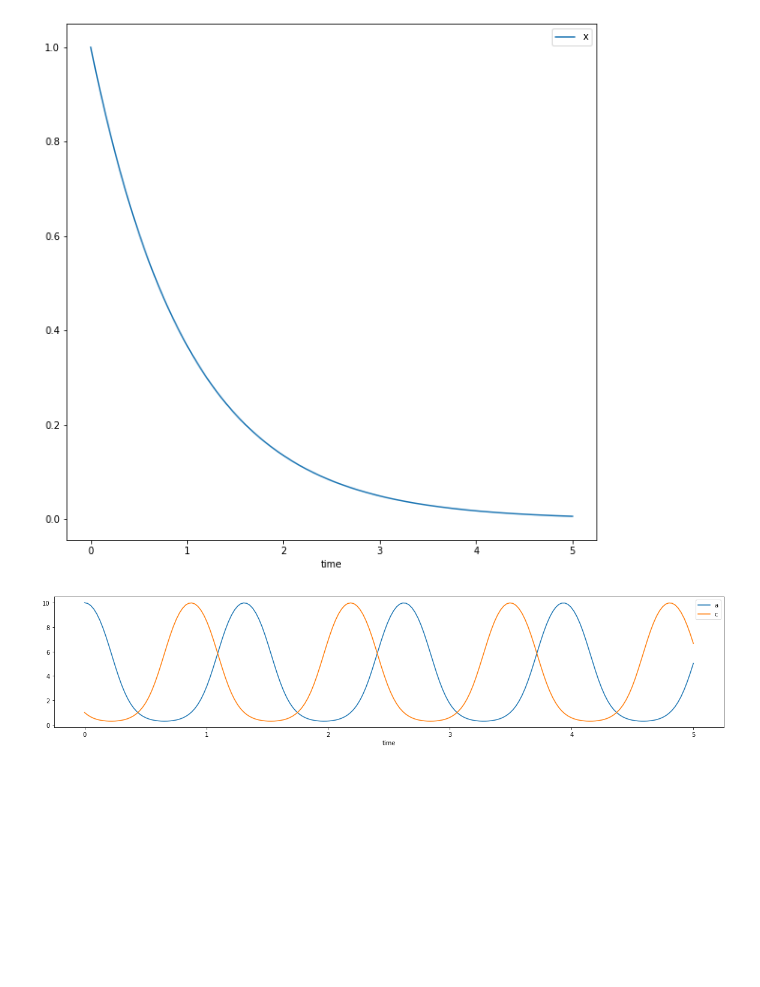
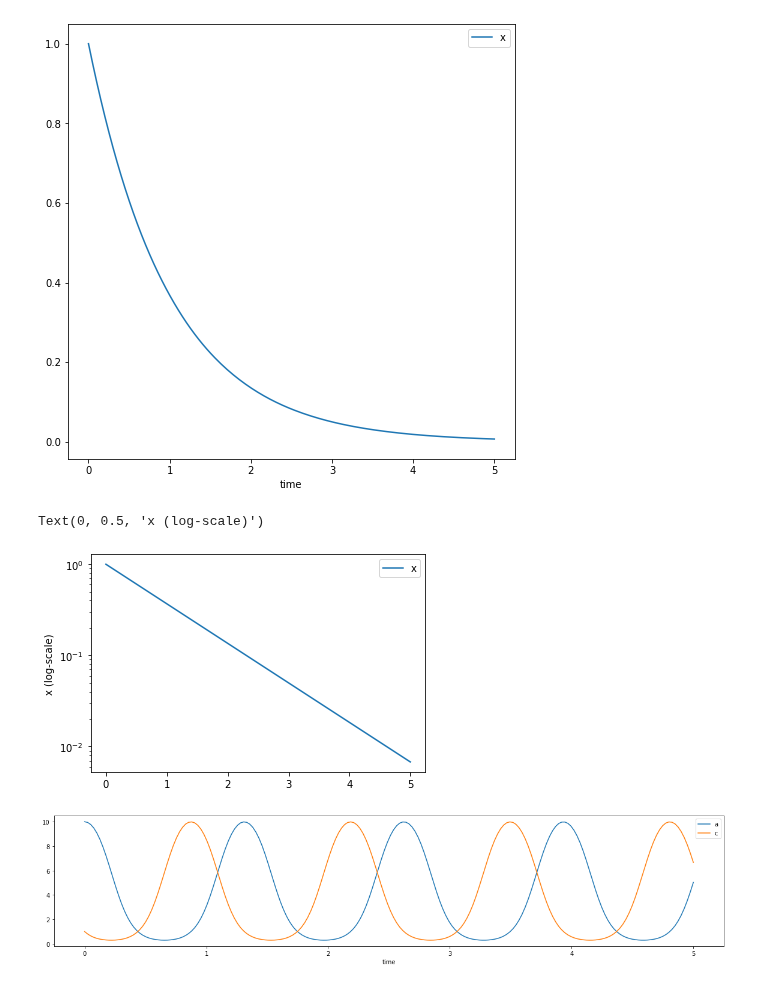
Before and after one commit to UC-Davis-molecular-computing/gpac, a Jupyter notebook: notebook.ipynb, the cells around one changed output. Cells and saved outputs as stored; diff of their text form; code cells hidden in the pictures; blank space fills up the shorter version.

```diff
--- a/notebook.ipynb
+++ b/notebook.ipynb
@@ -6,13 +6,24 @@ import numpy as np
 # %%
 # exponential decay
 x = sympy.symbols('x')
 odes = {x: -x}                  # differential equation  x' = -x
 initial_values = {x: 1}         # initial value of x
 t_eval = np.linspace(0, 5, 200) # times at which to plot values of x
 
 gpac.plot(odes, initial_values, t_eval=t_eval)
+
+# for more control over plotting, call integrate_odes to get solution
+# and plot it directly using matplotlib functions
+solution = gpac.integrate_odes(odes, initial_values, t_eval=t_eval)
+import matplotlib.pyplot as plt
+plt.plot(solution.t, solution.y[0], label='x')
+plt.legend()
+plt.yscale('log')
+plt.ylabel('x (log-scale)')
 # %% [output]
-[figure, old version]
+[figure, new version]
+Text(0, 0.5, 'x (log-scale)')
+[figure, added]
 # %%
 # plot solution to rock-paper-scissors (RPS) oscillator described by these chemical reactions:
 # A+B -> 2B
```
Also changed, not shown: 1 other file.
